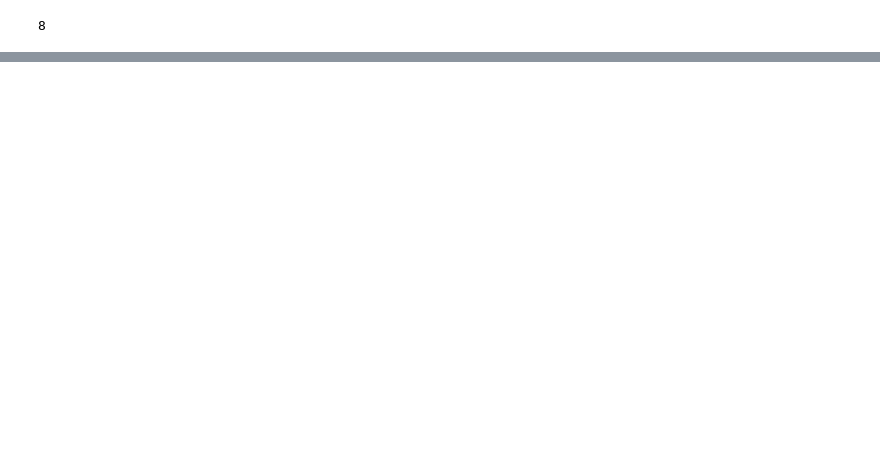
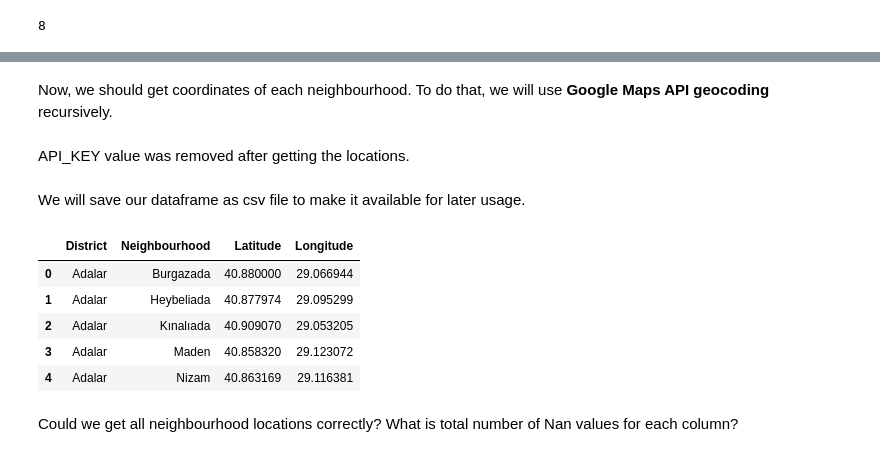
Before and after one commit to Hdvndgr/Coursera_Capstone, a Jupyter notebook: Week4_Assignment.ipynb, the cells around one changed output, grey strips where cells are left out. Cells and saved outputs as stored; diff of their text form; code cells hidden in the pictures; blank space fills up the shorter version.

```diff
--- a/Week4_Assignment.ipynb
+++ b/Week4_Assignment.ipynb
@@ -116,0 +207,32 @@ ams_df.head()
+# %% [markdown]
+Now, we should get coordinates of each neighbourhood. To do that, we will use **Google Maps API geocoding** recursively.
+# %%
+def get_coordinates(api_key, address, verbose=False):
+    try:
+        url = 'https://maps.googleapis.com/maps/api/geocode/json?key={}&address={}'.format(api_key, address)
+        response = requests.get(url).json()
+        if verbose:
+            print('Google Maps API JSON result =>', response)
+        results = response['results']
+        geographical_data = results[0]['geometry']['location'] # get geographical coordinates
+        lat = geographical_data['lat']
+        lon = geographical_data['lng']
+        return [lat, lon]
+    except:
+        return [None, None]
+# %%
+def get_all_coordinates(df, api_key):
+    for index, (neigh, dist) in tqdm(enumerate(zip(df.Neighbourhood, df.District))):
+        address = neigh + ', ' + dist + ', istanbul'
+        lat, long = get_coordinates(api_key, address)
+        df.loc[index, 'Latitude'] = lat
+        df.loc[index, 'Longitude'] = long
+    return df
+# %% [markdown]
+API_KEY value was removed after getting the locations.
+# %%
+API_KEY = "???"
+# %%
+istanbul_df = get_all_coordinates(istanbul_data, API_KEY)
+# %% [markdown]
+We will save our dataframe as csv file to make it available for later usage.
@@ -116,0 +241,11 @@ ams_df.head()
+# %%
+istanbul_df.head()
+# %% [output]
+|  | District | Neighbourhood | Latitude | Longitude |
+| 0 | Adalar | Burgazada | 40.880000 | 29.066944 |
+| 1 | Adalar | Heybeliada | 40.877974 | 29.095299 |
+| 2 | Adalar | Kınalıada | 40.909070 | 29.053205 |
+| 3 | Adalar | Maden | 40.858320 | 29.123072 |
+| 4 | Adalar | Nizam | 40.863169 | 29.116381 |
+# %% [markdown]
+Could we get all neighbourhood locations correctly? What is total number of Nan values for each column?
```
Also changed, not shown: parts of 56 cells of this notebook.
